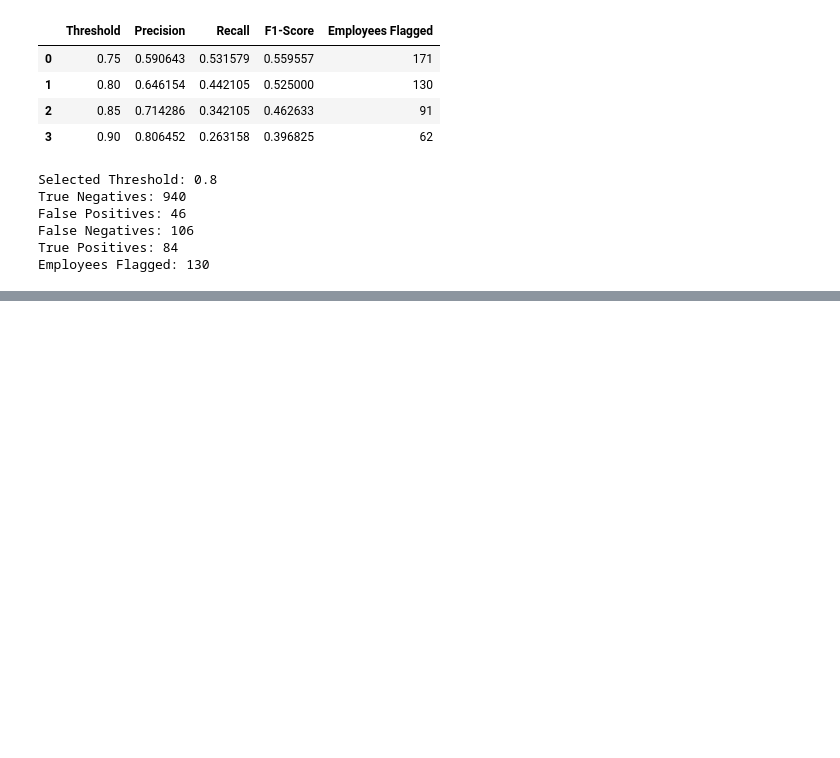
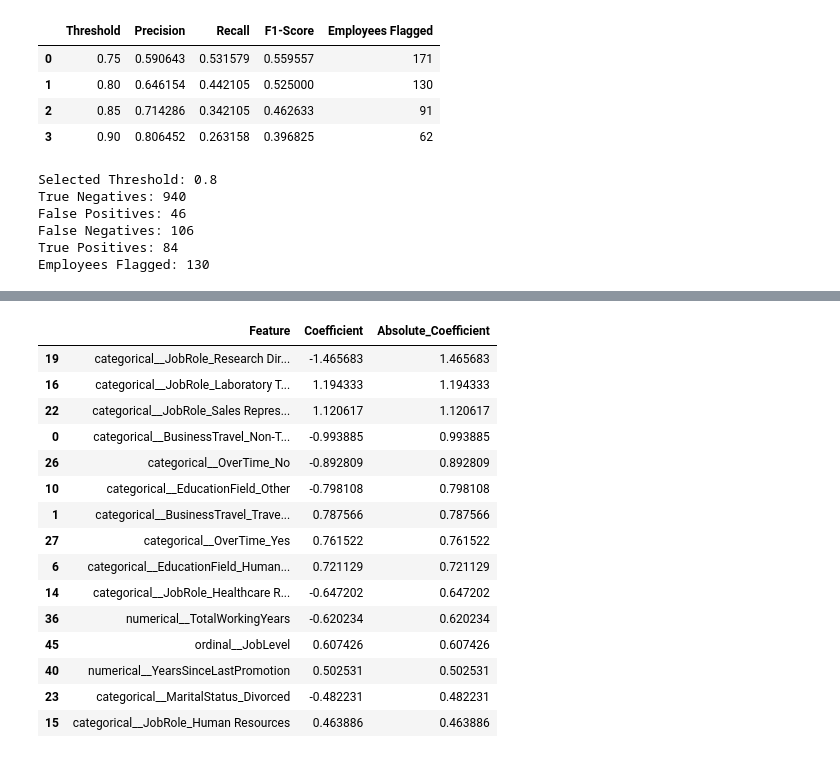
Before and after one commit to Anshtayal5/employee-attrition-prediction, a Jupyter notebook: notebooks/01_eda.ipynb, the cells around one changed output, grey strips where cells are left out. Saved outputs shown, nothing was run; the diff lists cells and outputs as text; code cells hidden in the pictures; blank space fills up the shorter version.

```diff
--- a/notebooks/01_eda.ipynb
+++ b/notebooks/01_eda.ipynb
@@ -1824,0 +1839,9 @@ Employees Flagged: 130
+# %%
+feature_names = balanced_pipeline.named_steps[
+    "preprocessor"
+].get_feature_names_out()
+
+print("Number of feature names:", len(feature_names))
+
+print("\nFeature names:")
+print(feature_names)
@@ -1824,0 +1866,13 @@ Employees Flagged: 130
+# %%
+coefficients = balanced_pipeline.named_steps[
+    "model"
+].coef_[0]
+
+print("Number of coefficients:", len(coefficients))
+
+print("\nCoefficients:")
+print(coefficients)
+print("Feature names:", len(feature_names))
+print("Coefficients:", len(coefficients))
+
+print("Matching lengths:", len(feature_names) == len(coefficients))
@@ -1824,0 +1895,32 @@ Employees Flagged: 130
+# %%
+import pandas as pd
+
+feature_importance = pd.DataFrame({
+    "Feature": feature_names,
+    "Coefficient": coefficients,
+    "Absolute_Coefficient": abs(coefficients)
+})
+
+feature_importance = feature_importance.sort_values(
+    by="Absolute_Coefficient",
+    ascending=False
+)
+
+feature_importance.head(15)
+# %% [output]
+|  | Feature | Coefficient | Absolute_Coefficient |
+| 19 | categorical__JobRole_Research Dir... | -1.465683 | 1.465683 |
+| 16 | categorical__JobRole_Laboratory T... | 1.194333 | 1.194333 |
+| 22 | categorical__JobRole_Sales Repres... | 1.120617 | 1.120617 |
+| 0 | categorical__BusinessTravel_Non-T... | -0.993885 | 0.993885 |
+| 26 | categorical__OverTime_No | -0.892809 | 0.892809 |
+| 10 | categorical__EducationField_Other | -0.798108 | 0.798108 |
+| 1 | categorical__BusinessTravel_Trave... | 0.787566 | 0.787566 |
+| 27 | categorical__OverTime_Yes | 0.761522 | 0.761522 |
+| 6 | categorical__EducationField_Human... | 0.721129 | 0.721129 |
+| 14 | categorical__JobRole_Healthcare R... | -0.647202 | 0.647202 |
+| 36 | numerical__TotalWorkingYears | -0.620234 | 0.620234 |
+| 45 | ordinal__JobLevel | 0.607426 | 0.607426 |
+| 40 | numerical__YearsSinceLastPromotion | 0.502531 | 0.502531 |
+| 23 | categorical__MaritalStatus_Divorced | -0.482231 | 0.482231 |
+| 15 | categorical__JobRole_Human Resources | 0.463886 | 0.463886 |
```
Also changed, not shown: parts of 7 cells of this notebook.
